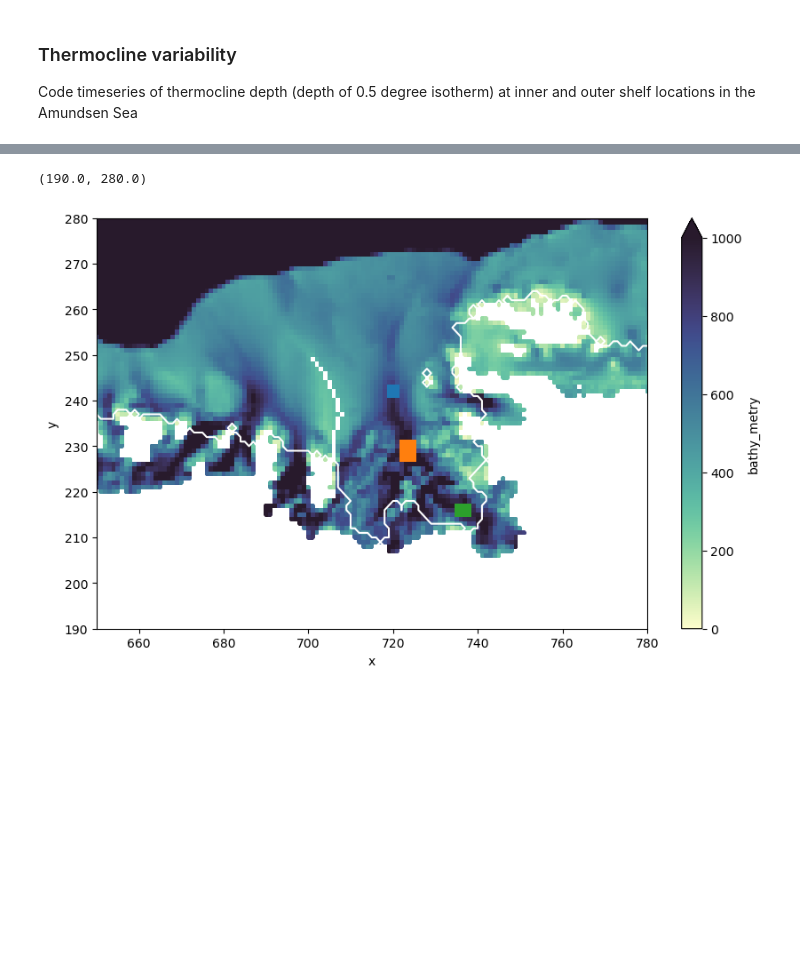
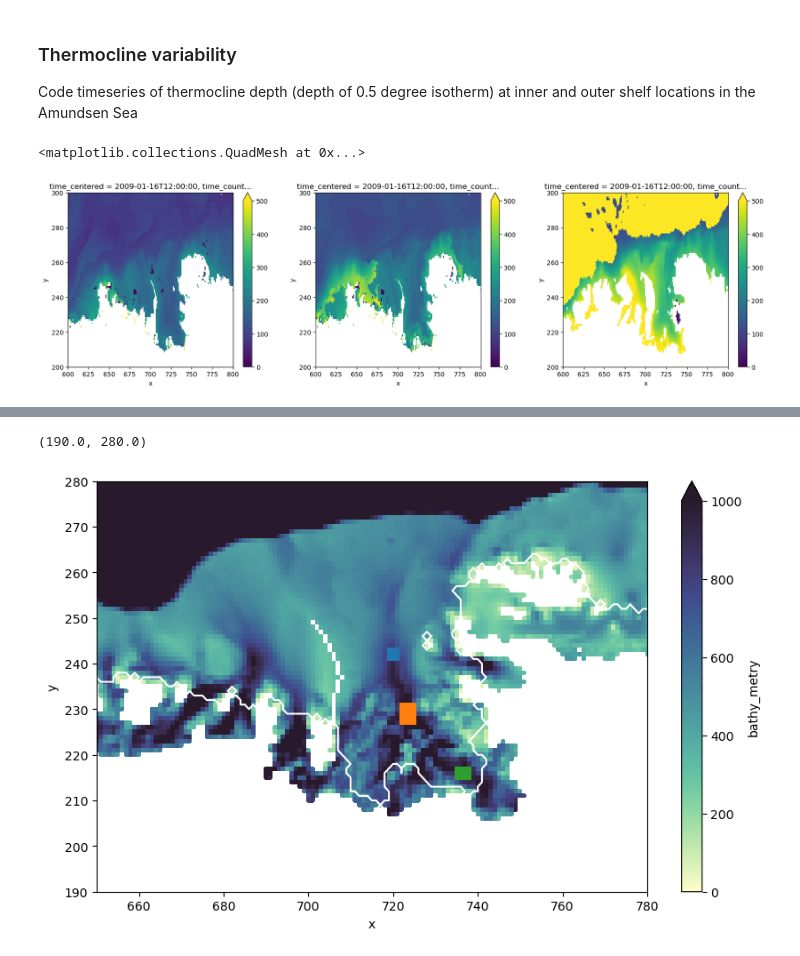
Before and after one commit to brogalla/analysis-birgal, a Jupyter notebook: nemo_config_setup/climate-experiments/CESM2/thermocline_depth_timeseries.ipynb, the cells around one changed output, grey strips where cells are left out. Drawn from its saved outputs; the diff is of its cells as text; code cells hidden in the pictures; blank space fills up the shorter version.

Commit message:
adjusted method for thermocline calculation

```diff
--- a/nemo_config_setup/climate-experiments/CESM2/thermocline_depth_timeseries.ipynb
+++ b/nemo_config_setup/climate-experiments/CESM2/thermocline_depth_timeseries.ipynb
@@ -22,2 +23,40 @@ mesh_mask = xr.open_dataset(f'{base_dir}bathymetry/mesh_mask-20250715.nc').squee
 T_masked  = ds.thetao.where(mesh_mask.tmask==1)
 depth_isotherm = isosurface(T_masked.isel(time_counter=0), 0.5, dim='deptht')
+# %%
+mesh_mask='/gws/nopw/j04/anthrofail/birgal/NEMO_AIS/bathymetry/mesh_mask-20250715.nc'
+# load mesh mask file and mask temperature with land points
+ds_mesh  = xr.open_dataset(mesh_mask).squeeze().rename({'nav_lev':'deptht'}).drop_vars('time_counter')
+T_masked = ds.thetao.isel(time_counter=0).where(ds_mesh.tmask==1)
+
+# calculate the derivative of temperature with depth
+dTdz         = T_masked.differentiate('deptht')
+# mask grid locations that are land b/c argmax can't deal with it and mask all depths shallower than the first depth of the strongest negative gradient
+dTdz_masked1    = xr.where(dTdz.sum(dim='deptht')==0, 0, dTdz)
+zind_shallowlim = dTdz_masked1.argmin(dim='deptht', skipna=True)
+depth_shallow   = ds_mesh.gdept_0.isel(deptht=zind_shallowlim)
+dTdz_masked2    = dTdz_masked1.where(dTdz.deptht >= depth_shallow)
+
+# then, find the first crossing greater than limit
+lim = 5e-3
+dTdz_masked3     = dTdz_masked2.where((dTdz_masked2 > lim))
+zind_thermocline1  = dTdz_masked3.notnull().argmax(dim='deptht',skipna=True)
+depth_thermocline1 = ds_mesh.gdept_0.isel(deptht=zind_thermocline1)  # identify depth associated with this index
+depth_thermocline1 = xr.where(zind_thermocline1==0, np.nan, depth_thermocline1)
+
+# find depth of maximum dT/dz gradient, i.e. thermocline
+dTdz_masked3       = xr.where(dTdz_masked3.sum(dim='deptht')==0, 0, dTdz_masked3)
+zind_thermocline2  = dTdz_masked3.argmax(dim='deptht', skipna=True)               # find z index of the maximum dT/dz gradient
+depth_thermocline2 = ds_mesh.gdept_0.isel(deptht=zind_thermocline2)  # identify depth associated with this index
+depth_thermocline2 = xr.where(zind_thermocline2==0, np.nan, depth_thermocline2)
+# # only want thermoclines that are positive; otherwise you get a few at seafloor in deep troughs in the northern southern ocean
+# depth_thermocline = xr.where((dTdz_masked.max(dim='deptht') > 0), depth_thermocline, np.nan)
+
+# offshore, the gradient method 2 works a bit better, while onshore gradient method 1 works a bit better; might just require some tuning of the limit
+# %%
+fig, ax = plt.subplots(1,3, figsize=(20,5))
+depth_thermocline1.plot(ylim=(200,300), xlim=(600,800), ax=ax[0], vmin=0, vmax=500)
+depth_thermocline2.plot(ylim=(200,300), xlim=(600,800), ax=ax[1], vmin=0, vmax=500)
+depth_isotherm.plot(ylim=(200,300), xlim=(600,800), ax=ax[2], vmin=0, vmax=500)
+# %% [output]
+<matplotlib.collections.QuadMesh at 0x...>
+[figure, added]
```
Also changed, not shown: parts of 4 cells of this notebook.
